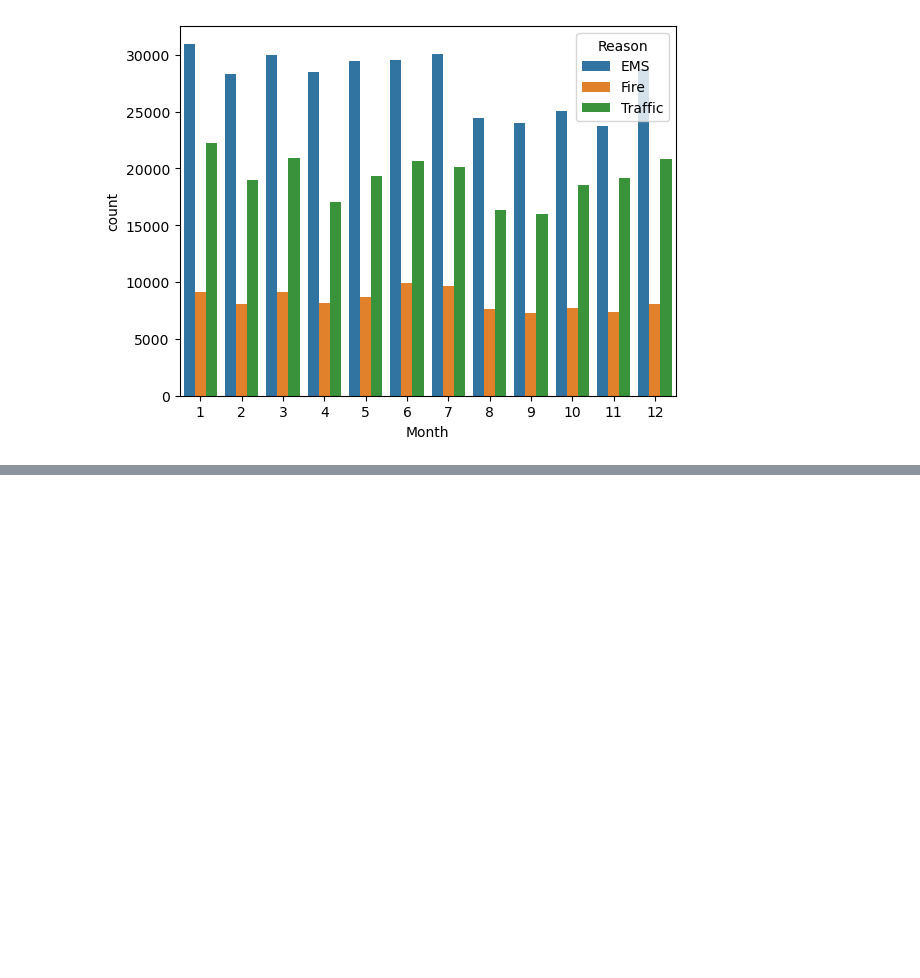
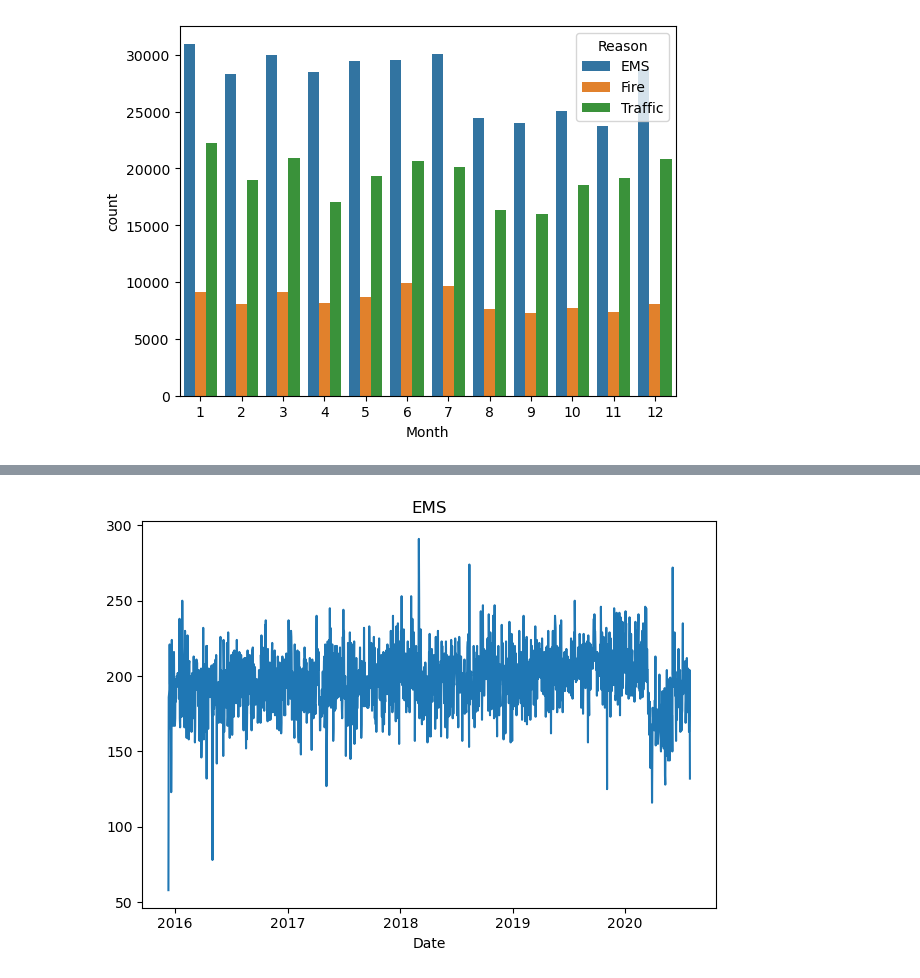
Before and after one commit to sakaifee/911_Call_EDA, a Jupyter notebook: 911_EDA.ipynb, the cells around one changed output, grey strips where cells are left out. Drawn from its saved outputs; the diff is of its cells as text; code cells hidden in the pictures; blank space fills up the shorter version.

```diff
--- a/911_EDA.ipynb
+++ b/911_EDA.ipynb
@@ -147,0 +197,6 @@ sns.countplot(x="Month", data = dataframe_data, hue="Reason")
+# %%
+dataframe_data[dataframe_data["Reason"] == "EMS"].groupby("Date").count()["lat"].plot()
+plt.title("EMS")
+plt.tight_layout()
+# %% [output]
+[figure, added]
```
Also changed, not shown: parts of 16 cells of this notebook.
